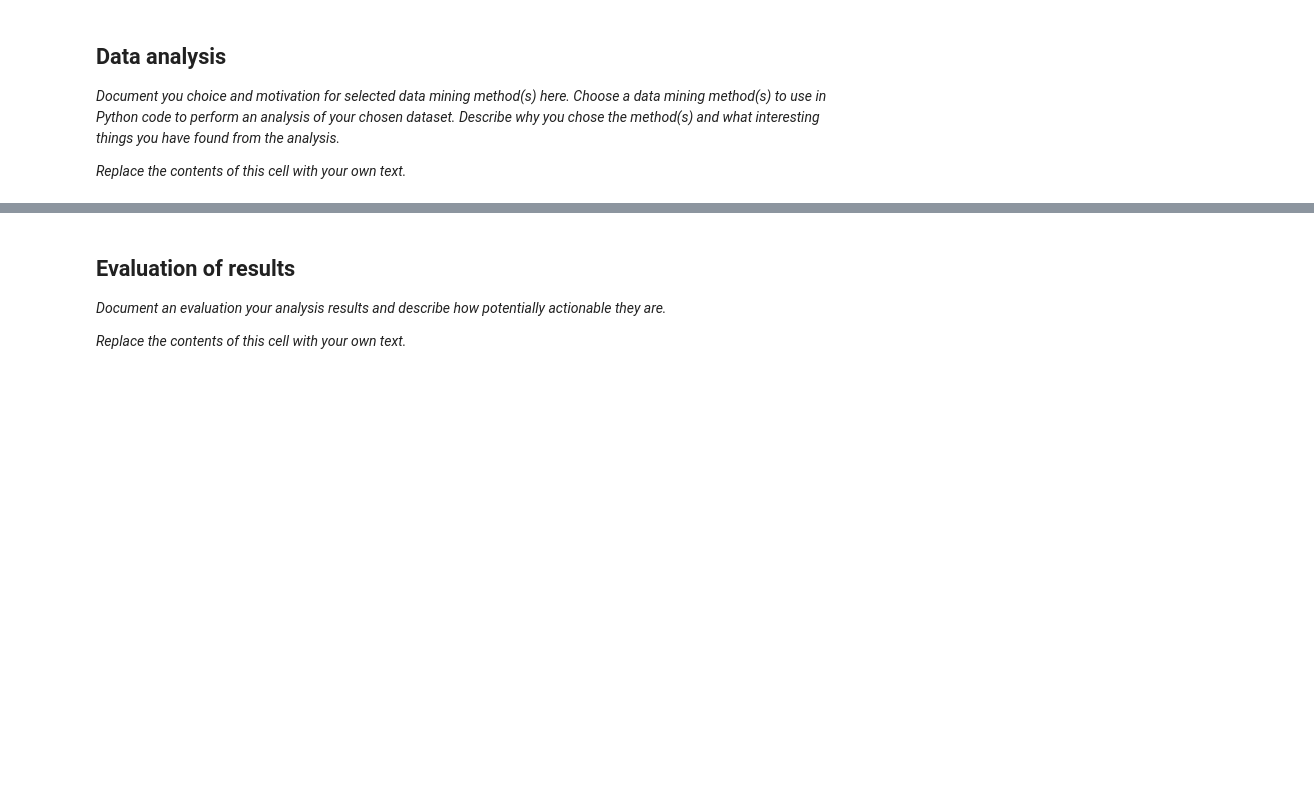
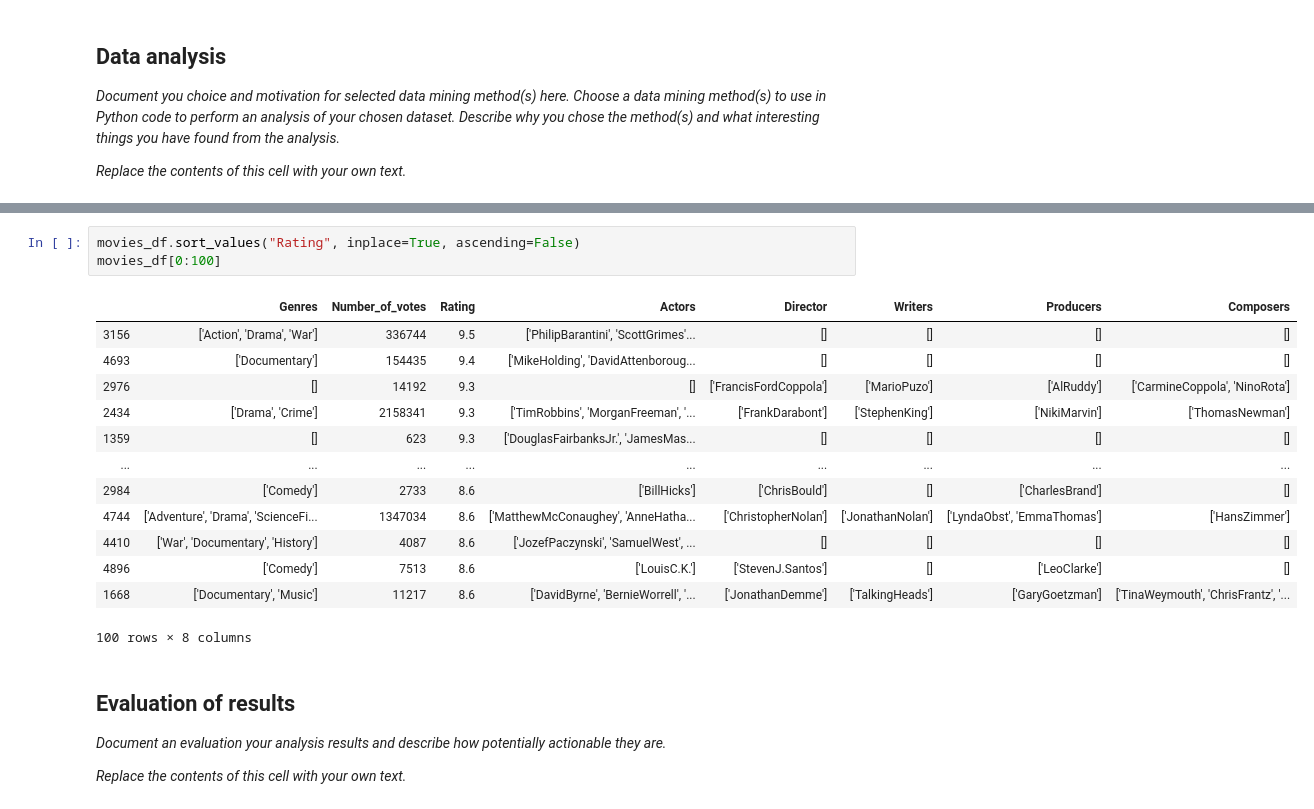
Before and after one commit to Vildmusen/Data_Mining, a Jupyter notebook: Data Mining Project.ipynb, the cells around one changed output, grey strips where cells are left out. Drawn from its saved outputs; the diff is of its cells as text; blank space fills up the shorter version.

```diff
--- a/Data Mining Project.ipynb
+++ b/Data Mining Project.ipynb
@@ -333,3 +399,20 @@ with open('complete_array.csv', 'w', encoding='utf-8') as writeFile:
+# %%
+movies_df.sort_values("Rating", inplace=True, ascending=False)
+movies_df[0:100]
+# %% [output]
+|  | Genres | Number_of_votes | Rating | Actors | Director | Writers | Producers | Composers |
+| 3156 | ['Action', 'Drama', 'War'] | 336744 | 9.5 | ['PhilipBarantini', 'ScottGrimes'... | [] | [] | [] | [] |
+| 4693 | ['Documentary'] | 154435 | 9.4 | ['MikeHolding', 'DavidAttenboroug... | [] | [] | [] | [] |
+| 2976 | [] | 14192 | 9.3 | [] | ['FrancisFordCoppola'] | ['MarioPuzo'] | ['AlRuddy'] | ['CarmineCoppola', 'NinoRota'] |
+| 2434 | ['Drama', 'Crime'] | 2158341 | 9.3 | ['TimRobbins', 'MorganFreeman', '... | ['FrankDarabont'] | ['StephenKing'] | ['NikiMarvin'] | ['ThomasNewman'] |
+| 1359 | [] | 623 | 9.3 | ['DouglasFairbanksJr.', 'JamesMas... | [] | [] | [] | [] |
+| ... | ... | ... | ... | ... | ... | ... | ... | ... |
+| 2984 | ['Comedy'] | 2733 | 8.6 | ['BillHicks'] | ['ChrisBould'] | [] | ['CharlesBrand'] | [] |
+| 4744 | ['Adventure', 'Drama', 'ScienceFi... | 1347034 | 8.6 | ['MatthewMcConaughey', 'AnneHatha... | ['ChristopherNolan'] | ['JonathanNolan'] | ['LyndaObst', 'EmmaThomas'] | ['HansZimmer'] |
+| 4410 | ['War', 'Documentary', 'History'] | 4087 | 8.6 | ['JozefPaczynski', 'SamuelWest', ... | [] | [] | [] | [] |
+| 4896 | ['Comedy'] | 7513 | 8.6 | ['LouisC.K.'] | ['StevenJ.Santos'] | [] | ['LeoClarke'] | [] |
+| 1668 | ['Documentary', 'Music'] | 11217 | 8.6 | ['DavidByrne', 'BernieWorrell', '... | ['JonathanDemme'] | ['TalkingHeads'] | ['GaryGoetzman'] | ['TinaWeymouth', 'ChrisFrantz', '... |
+100 rows × 8 columns
 # %% [markdown]
 ## Evaluation of results
 
```
Also changed, not shown: parts of 37 cells of this notebook, 4 other files.
